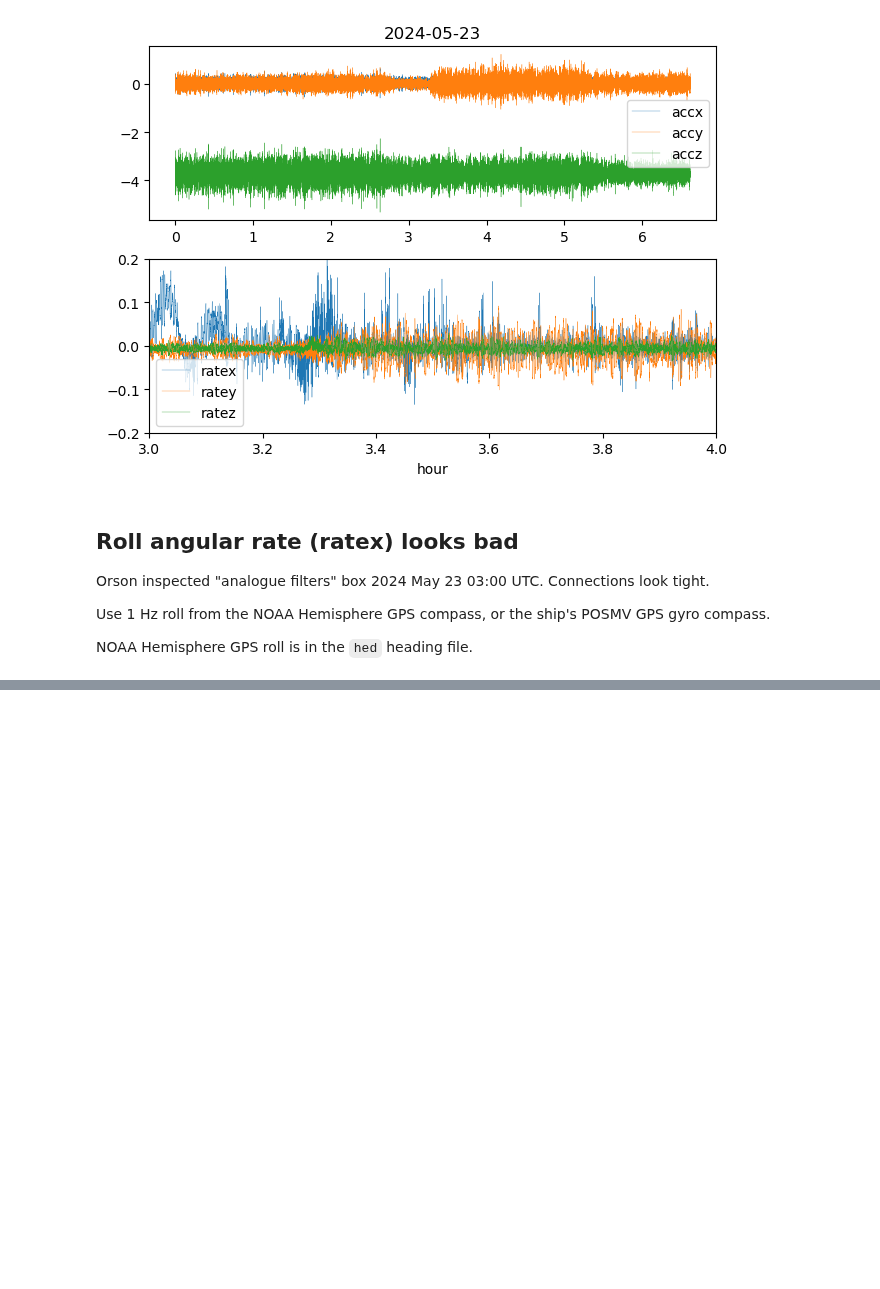
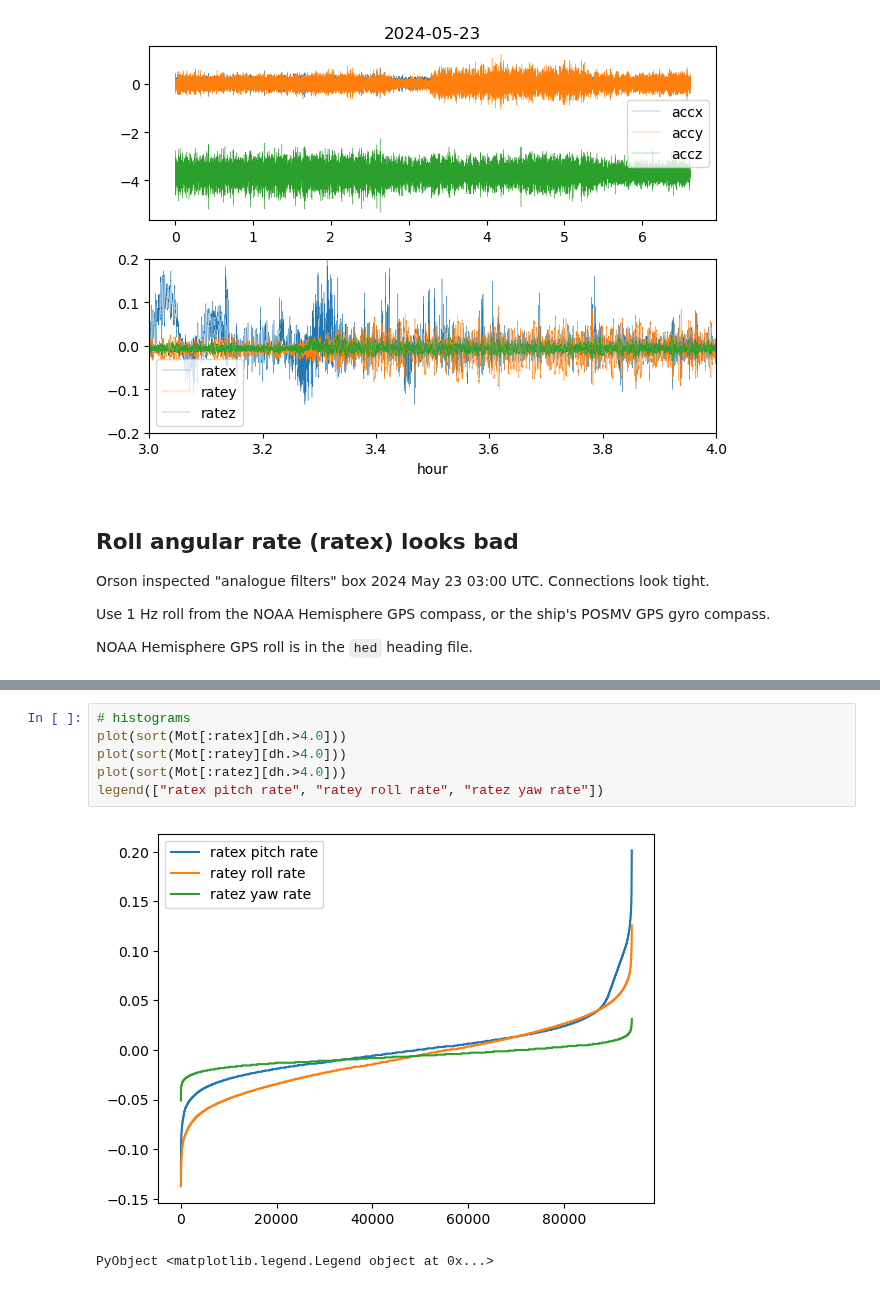
Before and after one commit to deszoeke/ASTRAL-mast, a Jupyter notebook: read_mot.ipynb, the cells around one changed output, grey strips where cells are left out. Drawn from its saved outputs; the diff is of its cells as text; blank space fills up the shorter version.

```diff
--- a/read_mot.ipynb
+++ b/read_mot.ipynb
@@ -283,0 +328,9 @@ LoadError: UndefVarError: `read_hed_dict` not defined
+# %%
+# histograms
+plot(sort(Mot[:ratex][dh.>4.0]))
+plot(sort(Mot[:ratey][dh.>4.0]))
+plot(sort(Mot[:ratez][dh.>4.0]))
+legend(["ratex pitch rate", "ratey roll rate", "ratez yaw rate"])
+# %% [output]
+[figure, added]
+PyObject <matplotlib.legend.Legend object at 0x...>
```
Also changed, not shown: parts of 5 cells of this notebook, 3 other files.
